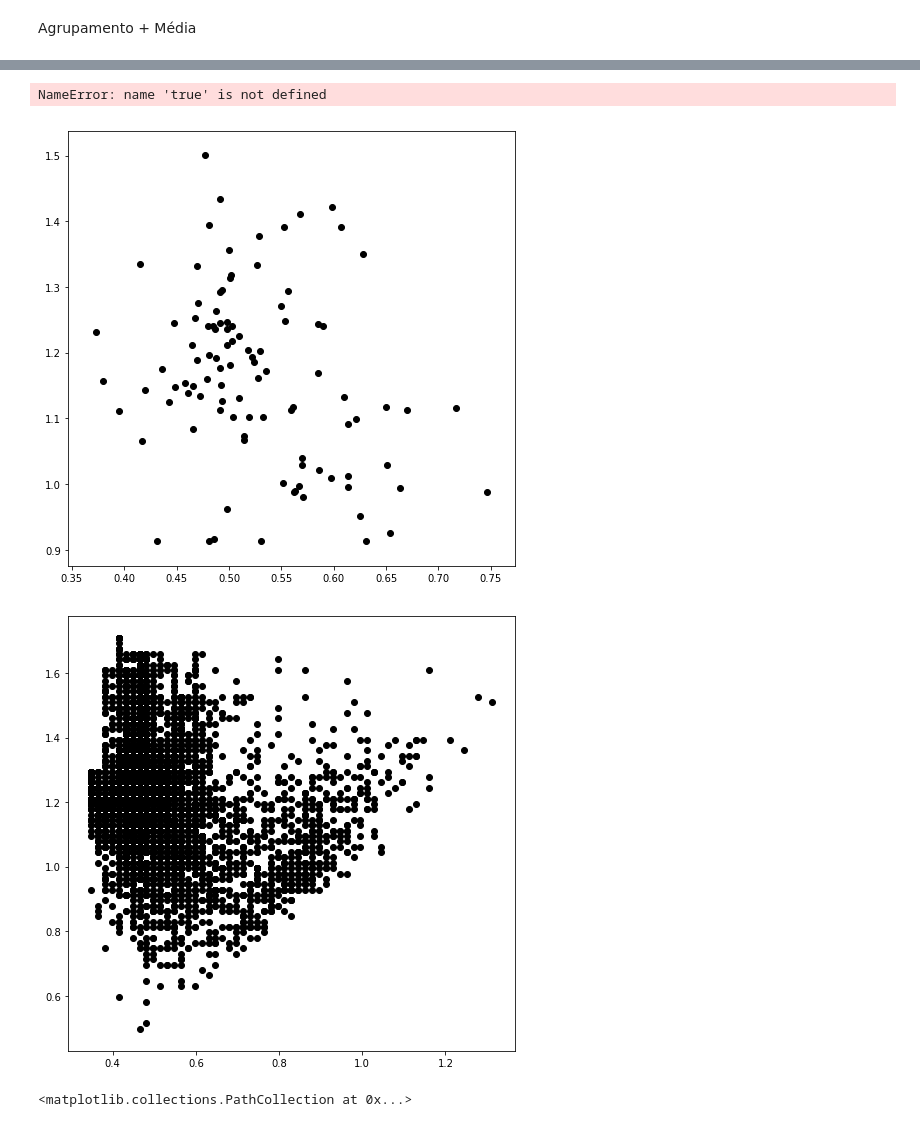
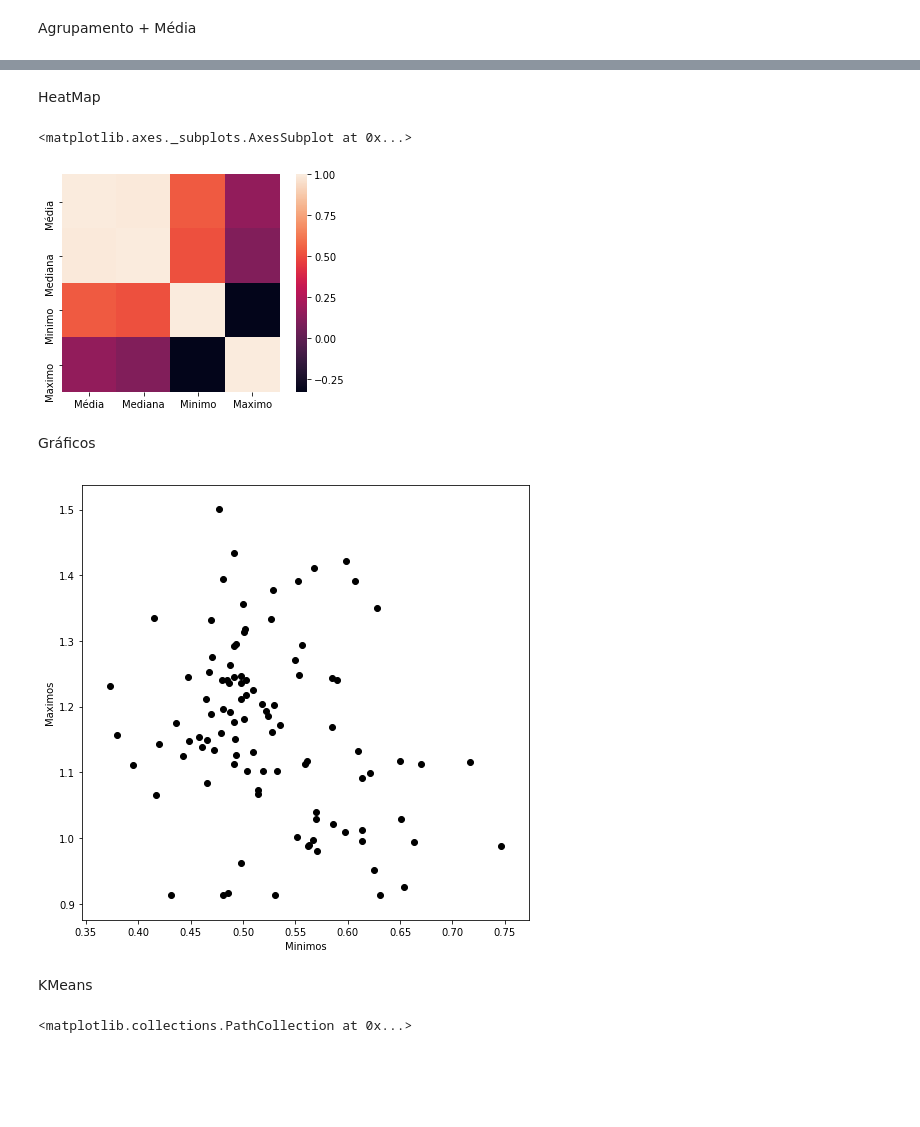
Before and after one commit to miguelpimenta/IPCA.IA.TP, a Jupyter notebook: Test01.ipynb, the cells around one changed output, grey strips where cells are left out. Drawn from its saved outputs; the diff is of its cells as text; code cells hidden in the pictures; blank space fills up the shorter version.

```diff
--- a/Test01.ipynb
+++ b/Test01.ipynb
@@ -72,28 +58,26 @@ writer.save()
+# %% [markdown]
+HeatMap
 # %%
+cor = df1.groupby(['ID', 'Stress']).mean().corr() #Correlation
 import seaborn as sns
-cor = df1.groupby(['ID', 'Stress']).mean().corr() #Correlation
-sns.heatmap(cor, square = true)
+sns.heatmap(cor, square = True)
 # %% [output]
-NameError: name 'true' is not defined
+<matplotlib.axes._subplots.AxesSubplot at 0x...>
+[figure, added]
+# %% [markdown]
+Gráficos
 # %%
 import numpy as np
 import matplotlib.pyplot as plt
 
 df3 = pd.DataFrame({
     'x': df1.groupby(['ID']).mean()['Minimo'],
     'y': df1.groupby(['ID']).mean()['Maximo']
 })
 fig = plt.figure(figsize=(8, 8))
+plt.xlabel('Minimos')
+plt.ylabel('Maximos')
 plt.scatter(df3['x'], df3['y'], color='k')
 plt.show()
-
-df4 = pd.DataFrame({
-    'x': df1['Minimo'],
-    'y': df1['Maximo']
-})
-fig = plt.figure(figsize=(8, 8))
-plt.scatter(df4['x'], df4['y'], color='k')
-plt.show()
 # %% [output]
-[figure, old version]
+[figure, new version]
-[figure, removed]
@@ -99,0 +94,2 @@ plt.show()
+# %% [markdown]
+KMeans
```
Also changed, not shown: parts of 9 cells of this notebook.
